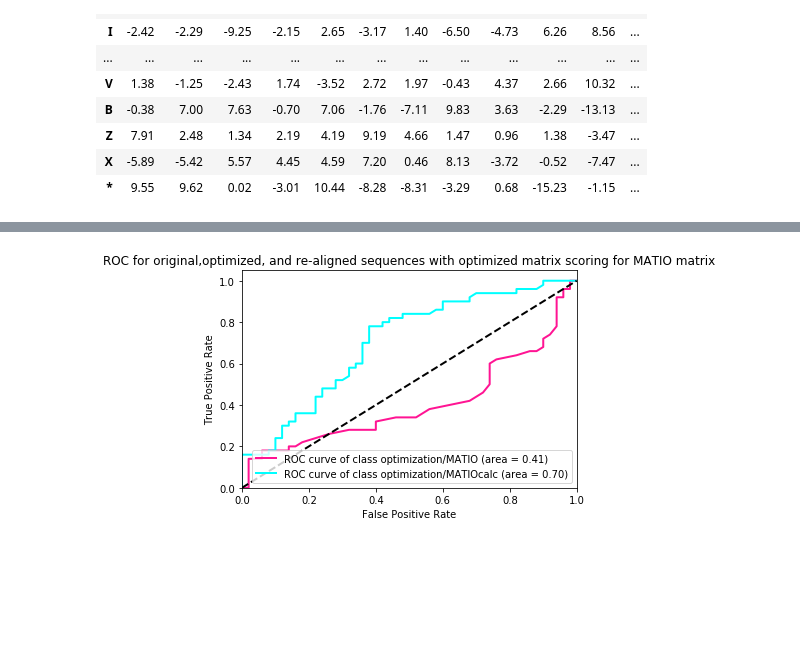
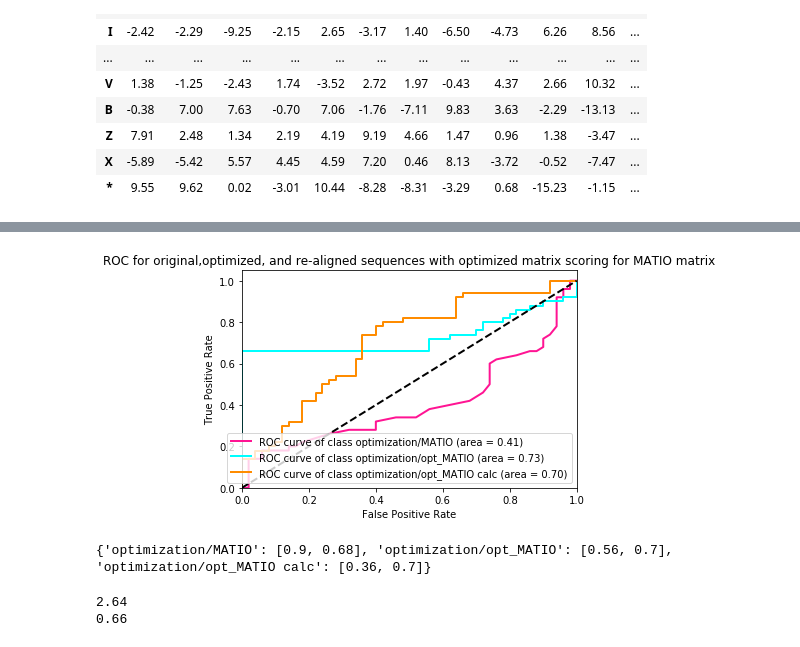
Before and after one commit to emccarthy23/BMI203_HW3, a Jupyter notebook: HW_3_in_progress.ipynb, the cells around one changed output, grey strips where cells are left out. Saved outputs shown, nothing was run; the diff lists cells and outputs as text; code cells hidden in the pictures; blank space fills up the shorter version.

Commit message:
Fix Optimization algorithm test

```diff
--- a/HW_3_in_progress.ipynb
+++ b/HW_3_in_progress.ipynb
@@ -1277,7 +1304,7 @@ overall_scores = pos_scores + neg_scores
 scoring_results[path] = overall_scores
 
 #Optimized
-path = 'optimization/MATIO'
+path = 'optimization/opt_MATIO'
 scoring_matrix = read_scoring_matrix(path)
 pos_scores = [score_alignment(x[0], x[1], scoring_matrix, 5, 3) for x in pos_seq]
 neg_scores = [score_alignment(x[0], x[1], scoring_matrix, 5, 3) for x in neg_seq]
@@ -1289,7 +1316,7 @@ overall_scores = pos_scores + neg_scores
 scoring_results[path] = overall_scores
 
 #Optimized New alignments
-path = 'optimization/MATIO'
+path = 'optimization/opt_MATIO'
 pos_pairs = read_pairs('pairs/Pospairs.txt')
 neg_pairs = read_pairs('pairs/Negpairs.txt')
 pos_scores = [smith_waterman(x[0], x[1], path, 5, 3) for x in pos_pairs]
@@ -1297,39 +1324,47 @@ neg_scores = [smith_waterman(x[0], x[1], path, 5, 3) for x in neg_pairs]
 threshold = sorted(pos_scores)[14]
 false_pos = np.sum(np.array(neg_scores) > threshold)/len(neg_scores)
 true_pos = np.sum(np.array(pos_scores) > threshold)/len(pos_scores)
-fp_result_scoring[path + 'calc'] = [false_pos,true_pos]
+fp_result_scoring[path + ' calc'] = [false_pos,true_pos]
 overall_scores = pos_scores + neg_scores
-scoring_results[path + 'calc'] = overall_scores
+scoring_results[path + ' calc'] = overall_scores
 
 y_true = [1]*len(pos_pairs) + [0]*len(neg_pairs)
 fpr = dict()
 tpr = dict()
 roc_auc = dict()
 
 for path in list(scoring_results.keys()):
     fpr[path], tpr[path], _ = roc_curve(y_true, scoring_results[path])
     roc_auc[path] = auc(fpr[path], tpr[path])
 
 colors = ['deeppink','aqua', 'darkorange']
 i = 0
 for path in list(scoring_results.keys()):
     plt.plot(fpr[path], tpr[path], color=colors[i], lw=2,
                  label='ROC curve of class {0} (area = {1:0.2f})'
                  ''.format(path, roc_auc[path]))
     i = i+1
 
 plt.plot([0, 1], [0, 1], 'k--', lw=2)
 plt.xlim([0.0, 1.0])
 plt.ylim([0.0, 1.05])
 plt.xlabel('False Positive Rate')
 plt.ylabel('True Positive Rate')
 plt.title('ROC for original,optimized, and re-aligned sequences with optimized matrix scoring for MATIO matrix')
 plt.legend(loc="lower right")
 plt.show()
 # %% [output]
-[figure, old version]
+[figure, new version]
 # %%
 print(fp_result_scoring)
+# %% [output]
+{'optimization/MATIO': [0.9, 0.68], 'optimization/opt_MATIO': [0.56, 0.7], 'optimization/opt_MATIO calc': [0.36, 0.7]}
+# %%
+print(output_MATIO[3])
+print(output_MATIO[4])
+# %% [output]
+2.64
+0.66
 # %%
 #Plot Optimization Performance
 mean_values = [output_MATIO[6][i][0] for i in range(101)]
```
Also changed, not shown: parts of 3 cells of this notebook, 1 other file.
